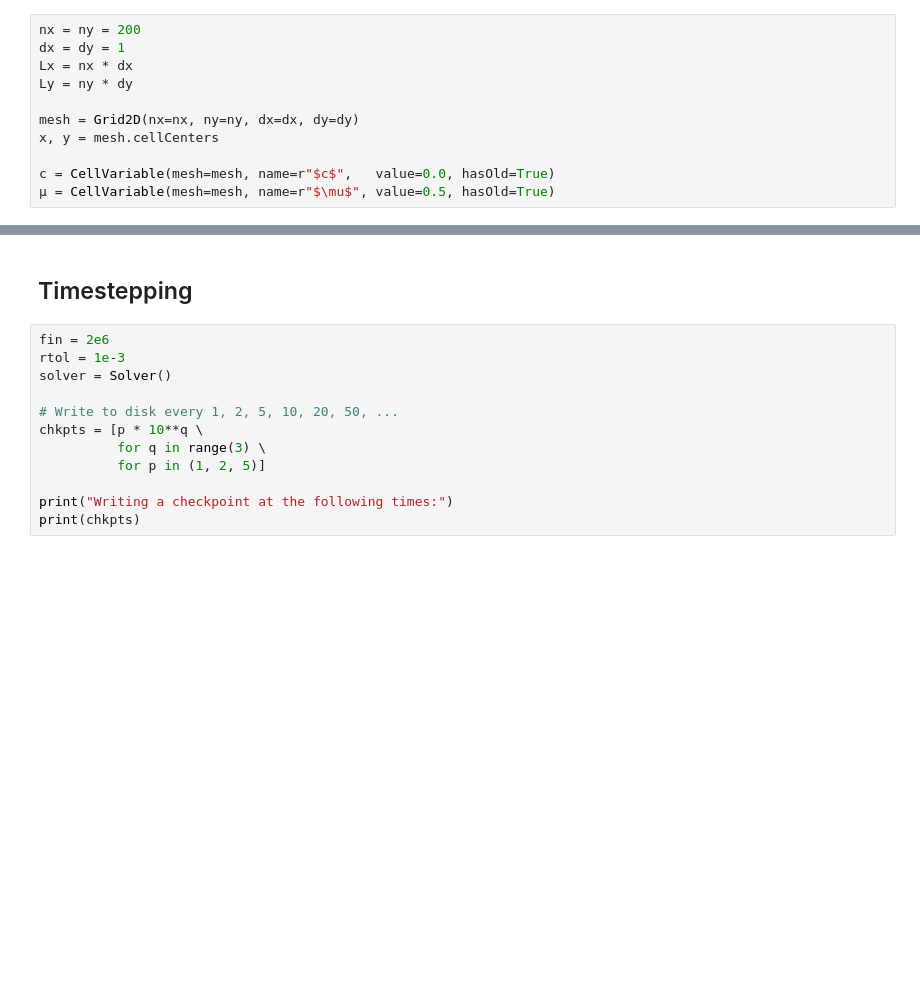
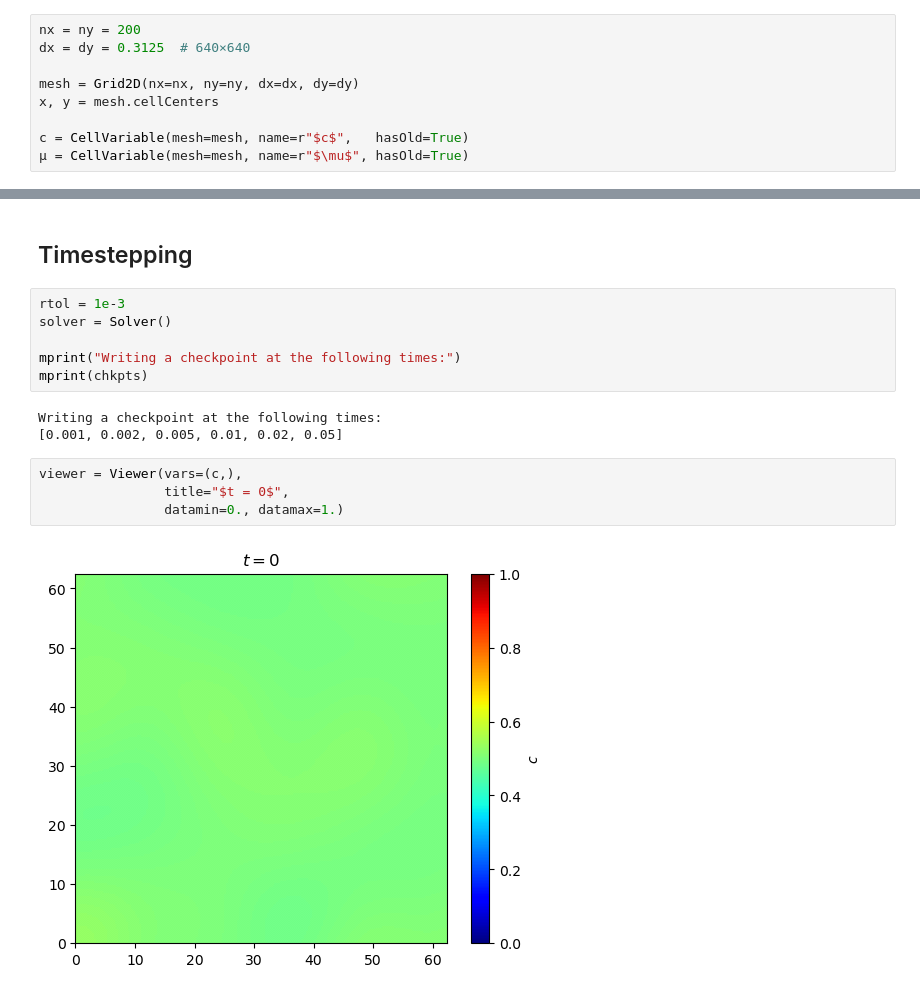
Before and after one commit to tkphd/pfhub-bm1-variations, a Jupyter notebook: fipy-1a-orig.ipynb, the cells around one changed output, grey strips where cells are left out. Saved outputs shown, nothing was run; the diff lists cells and outputs as text; blank space fills up the shorter version.

Commit message:
restore visuals to notebook

```diff
--- a/fipy-1a-orig.ipynb
+++ b/fipy-1a-orig.ipynb
@@ -43,15 +60,13 @@ procID = parallel.procID
 ## Prepare mesh & phase field
 # %%
 nx = ny = 200
-dx = dy = 1
-Lx = nx * dx
-Ly = ny * dy
+dx = dy = 0.3125  # 640×640
 
 mesh = Grid2D(nx=nx, ny=ny, dx=dx, dy=dy)
 x, y = mesh.cellCenters
 
-c = CellVariable(mesh=mesh, name=r"$c$",   value=0.0, hasOld=True)
-μ = CellVariable(mesh=mesh, name=r"$\mu$", value=0.5, hasOld=True)
+c = CellVariable(mesh=mesh, name=r"$c$",   hasOld=True)
+μ = CellVariable(mesh=mesh, name=r"$\mu$", hasOld=True)
 # %% [markdown]
 ### Set thermo-kinetic constants from the BM1 specification
 # %%
@@ -187,14 +207,17 @@ update_energy(fcsv)
 # %% [markdown]
 ## Timestepping
 # %%
-fin = 2e6
 rtol = 1e-3
 solver = Solver()
 
-# Write to disk every 1, 2, 5, 10, 20, 50, ...
-chkpts = [p * 10**q \
-          for q in range(3) \
-          for p in (1, 2, 5)]
-
-print("Writing a checkpoint at the following times:")
-print(chkpts)
+mprint("Writing a checkpoint at the following times:")
+mprint(chkpts)
+# %% [output]
+Writing a checkpoint at the following times:
+[0.001, 0.002, 0.005, 0.01, 0.02, 0.05]
+# %%
+viewer = Viewer(vars=(c,),
+                title="$t = 0$",
+                datamin=0., datamax=1.)
+# %% [output]
+[figure, added]
```
Also changed, not shown: parts of 13 cells of this notebook, 1 other file.
